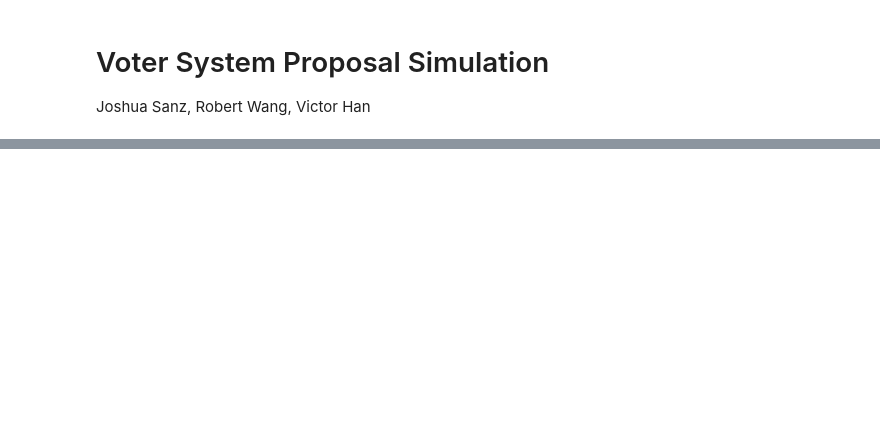
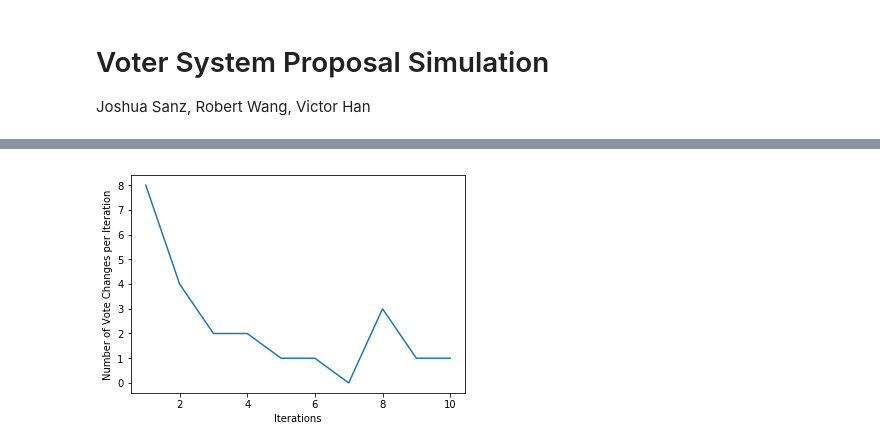
Before and after one commit to vhan95/EECS126_project, a Jupyter notebook: proposal.ipynb, the cells around one changed output, grey strips where cells are left out. Cells and saved outputs as stored; diff of their text form; code cells hidden in the pictures; blank space fills up the shorter version.

```diff
--- a/proposal.ipynb
+++ b/proposal.ipynb
@@ -70,3 +71,10 @@ vm.save_gif(fps=1, fname='sim.gif')
 # %% [output]
 [interactive output not drawn]
 [interactive output not drawn]
+# %%
+# Plot the number of belief changes per iteration
+if vm.clock == 'discrete':
+    plt.figure()
+    plot_flux(flux_arr)
+# %% [output]
+[figure, added]
```
Also changed, not shown: parts of 21 cells of this notebook, 4 other files.
